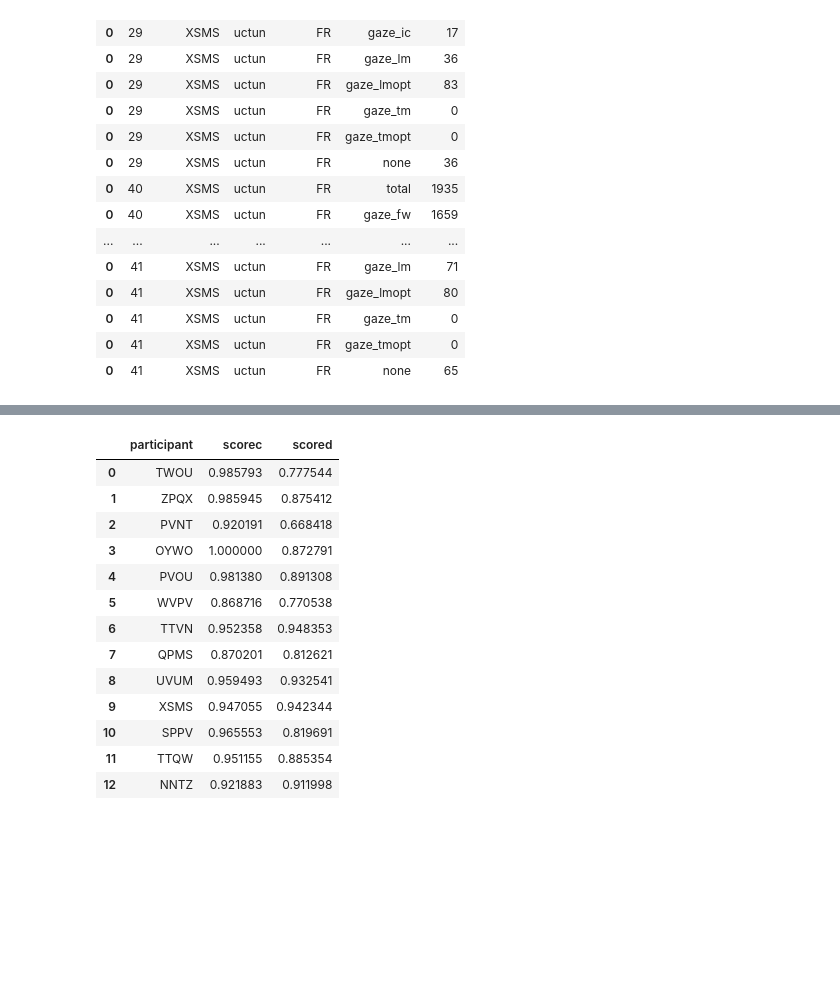
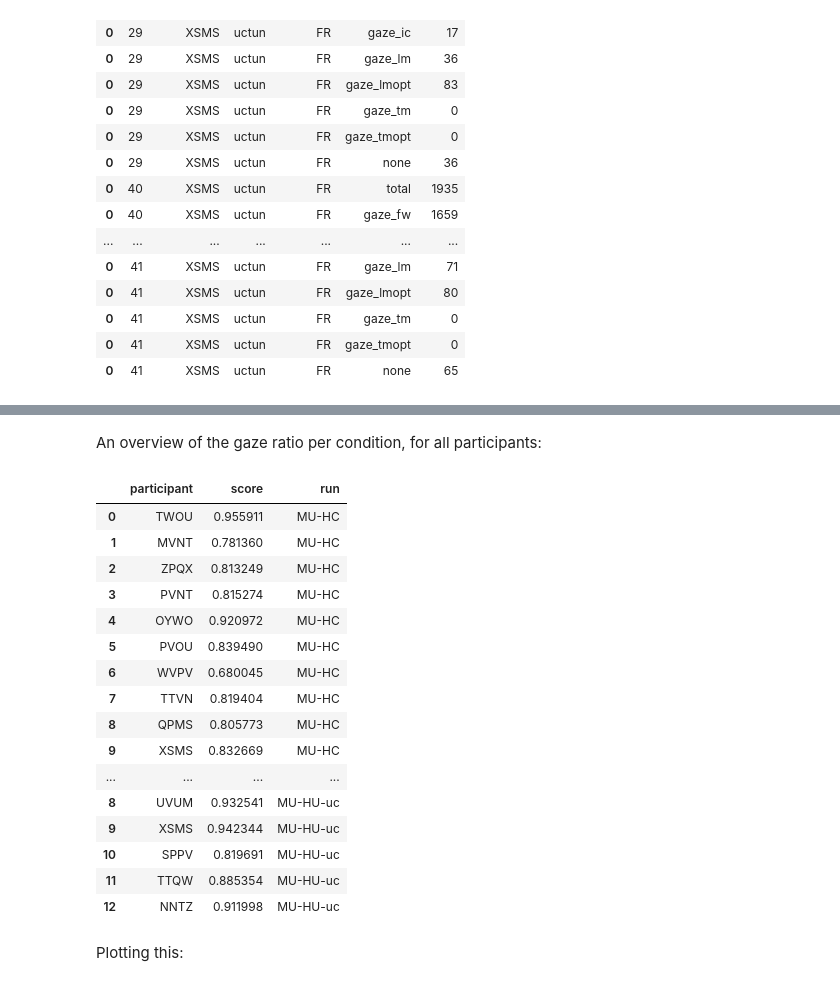
Before and after one commit to tomdries/feelinguncertain, a Jupyter notebook: Analysis B.ipynb, the cells around one changed output, grey strips where cells are left out. Drawn from its saved outputs; the diff is of its cells as text; code cells hidden in the pictures; blank space fills up the shorter version.

```diff
--- a/Analysis B.ipynb
+++ b/Analysis B.ipynb
@@ -455,20 +209,3 @@ dfab
-# %%
-dfcd
-# %% [output]
-|  | participant | scorec | scored |
-| 0 | TWOU | 0.985793 | 0.777544 |
-| 1 | ZPQX | 0.985945 | 0.875412 |
-| 2 | PVNT | 0.920191 | 0.668418 |
-| 3 | OYWO | 1.000000 | 0.872791 |
-| 4 | PVOU | 0.981380 | 0.891308 |
-| 5 | WVPV | 0.868716 | 0.770538 |
-| 6 | TTVN | 0.952358 | 0.948353 |
-| 7 | QPMS | 0.870201 | 0.812621 |
-| 8 | UVUM | 0.959493 | 0.932541 |
-| 9 | XSMS | 0.947055 | 0.942344 |
-| 10 | SPPV | 0.965553 | 0.819691 |
-| 11 | TTQW | 0.951155 | 0.885354 |
-| 12 | NNTZ | 0.921883 | 0.911998 |
 # %%
 A = dfab[['participant', 'scorea']]
 A = pd.concat([A, pd.DataFrame({'run':['MU-HC']*len(dfab)})],axis = 1)
@@ -491,0 +228,24 @@ merged  =pd.concat([A,B,C,D])
+# %% [markdown]
+An overview of the gaze ratio per condition, for all participants:
+# %%
+merged
+# %% [output]
+|  | participant | score | run |
+| 0 | TWOU | 0.955911 | MU-HC |
+| 1 | MVNT | 0.781360 | MU-HC |
+| 2 | ZPQX | 0.813249 | MU-HC |
+| 3 | PVNT | 0.815274 | MU-HC |
+| 4 | OYWO | 0.920972 | MU-HC |
+| 5 | PVOU | 0.839490 | MU-HC |
+| 6 | WVPV | 0.680045 | MU-HC |
+| 7 | TTVN | 0.819404 | MU-HC |
+| 8 | QPMS | 0.805773 | MU-HC |
+| 9 | XSMS | 0.832669 | MU-HC |
+| ... | ... | ... | ... |
+| 8 | UVUM | 0.932541 | MU-HU-uc |
+| 9 | XSMS | 0.942344 | MU-HU-uc |
+| 10 | SPPV | 0.819691 | MU-HU-uc |
+| 11 | TTQW | 0.885354 | MU-HU-uc |
+| 12 | NNTZ | 0.911998 | MU-HU-uc |
+# %% [markdown]
+Plotting this:
```
Also changed, not shown: parts of 39 cells of this notebook, 1 other file.
